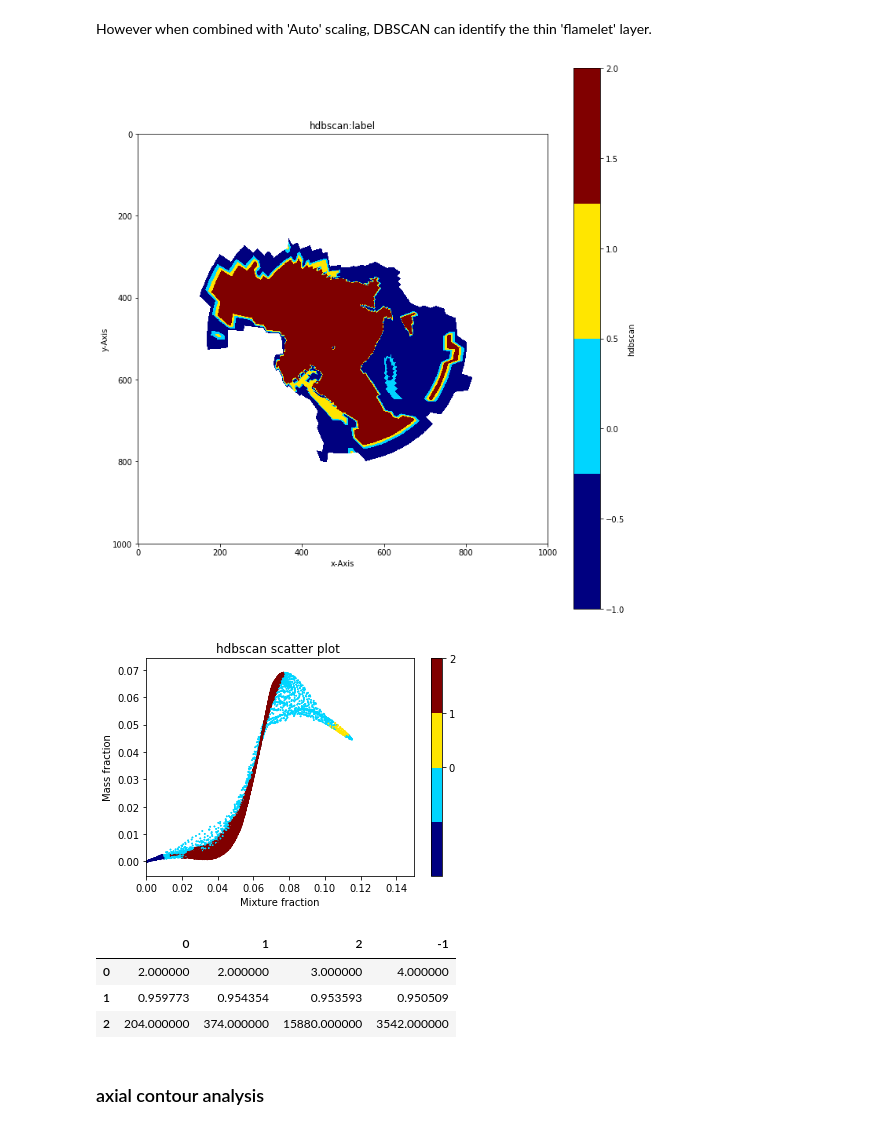
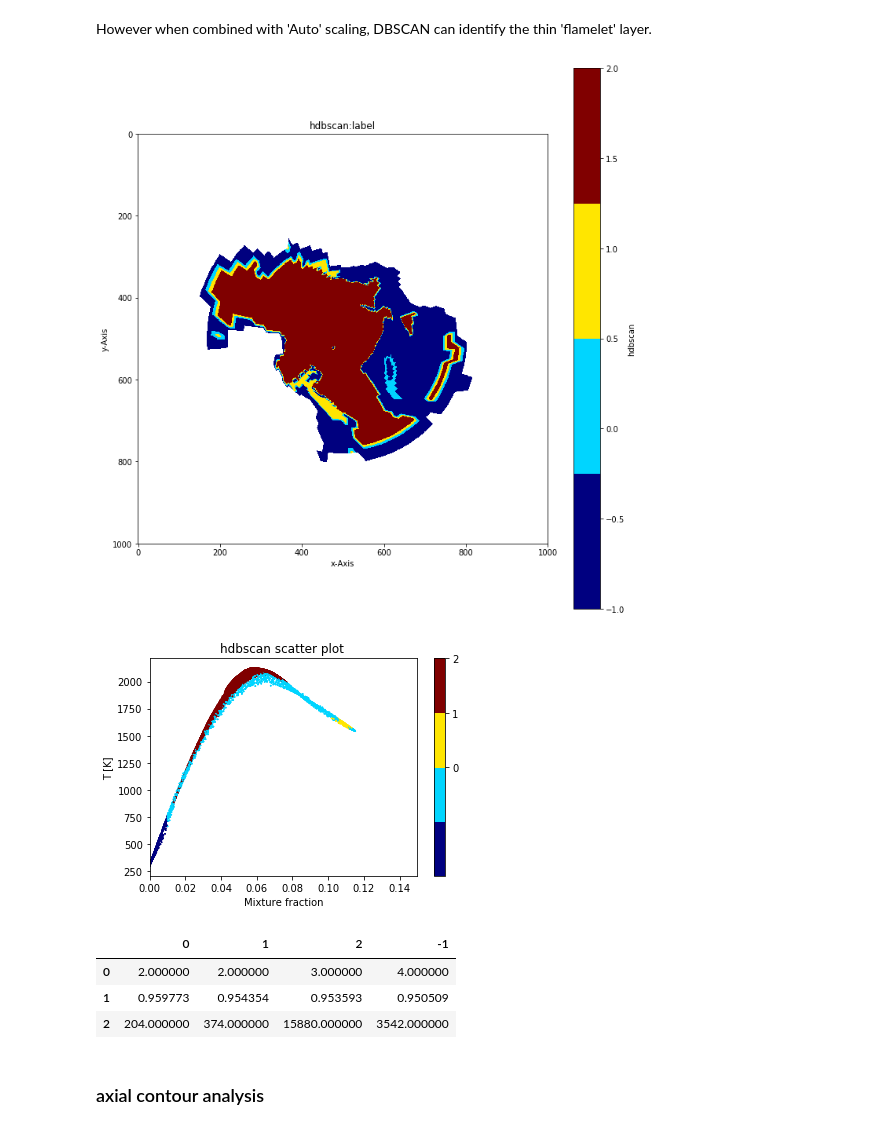
Before and after one commit to mhansinger/Clustering_combustion, a Jupyter notebook: combustionClustering.ipynb, the cells around one changed output. Cells and saved outputs as stored; diff of their text form; code cells hidden in the pictures.

```diff
--- a/combustionClustering.ipynb
+++ b/combustionClustering.ipynb
@@ -124,13 +129,14 @@ However when combined with 'Auto' scaling, DBSCAN can identify the thin 'flamele
 # %%
 hdbscan_model = hdbscan.HDBSCAN(min_cluster_size=200)
 df,cmap,cluster = clustering(df,dsc,hdbscan_model)
 plot_contour(data_name, mesh, df['label'], mask=df['f_Bilger'] < 0.01,cmap=cmap,method='hdbscan')
-plot_scatter(df, 'CO',method='hdbscan')
+plot_scatter(df, 'T',method='hdbscan')
 dbscan_label_r=df['label'].copy()
+df_r_dbscan=df.copy()
 cluster.head()
 # %% [output]
 [figure]
-[figure, old version]
+[figure, new version]
 |  | 0 | 1 | 2 | -1 |
 | 0 | 2.000000 | 2.000000 | 3.000000 | 4.000000 |
 | 1 | 0.959773 | 0.954354 | 0.953593 | 0.950509 |
```
Also changed, not shown: parts of 8 cells of this notebook.
